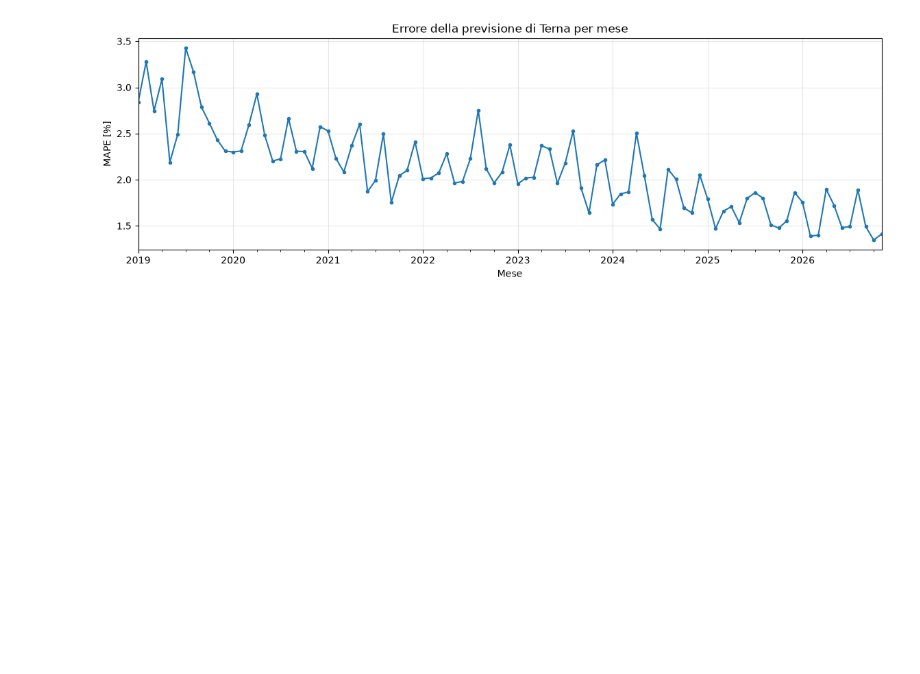
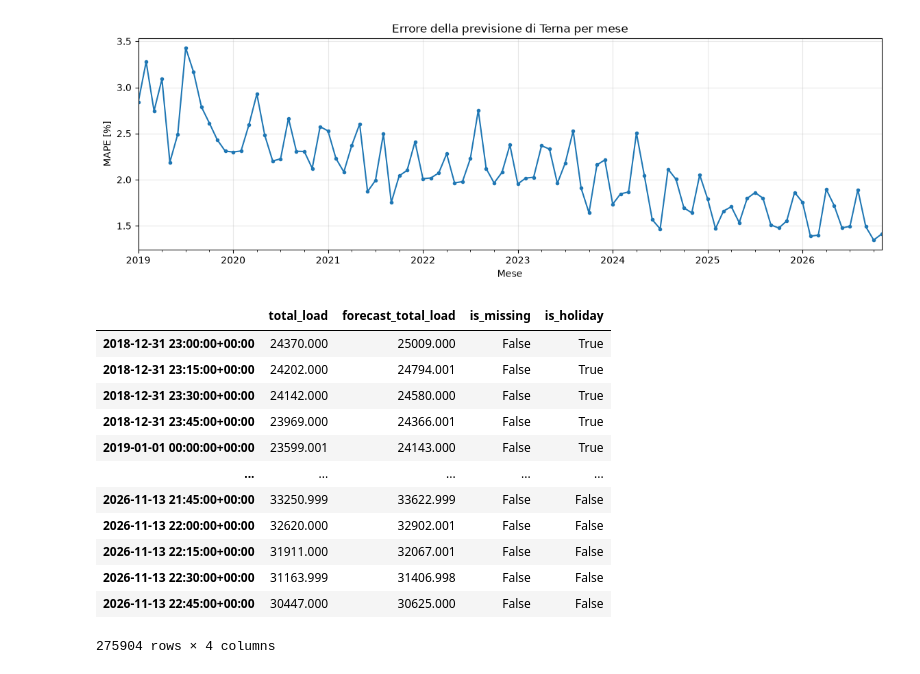
Before and after one commit to Impasse52/power-grid-sentinel, a Jupyter notebook: eda_terna_load.ipynb, the cells around one changed output. Cells and saved outputs as stored; diff of their text form; code cells hidden in the pictures; blank space fills up the shorter version.

```diff
--- a/eda_terna_load.ipynb
+++ b/eda_terna_load.ipynb
@@ -68,7 +68,7 @@ Note sui gap:
 - **2023-12-31 22:45:00+00:00 - 2024-01-01 23:00:00+00:00**: il Capodanno del 2024 è assente dal dataset;
 - **2026-01-13 22:45:00+00:00 - 2026-01-15 23:00:00+00:00**: 14-15 Gen sono completamente assenti dal dataset.
 # %%
-df = df.reindex(pd.date_range(df.iloc[0].name, df.iloc[-1].name, freq="15min"))
+df = df.reindex(pd.date_range(df.index.min(), df.index.max(), freq="15min"))
 
 df
 # %% [output]
@@ -276,3 +276,28 @@ ax.set_title("Errore della previsione di Terna per mese")
 ax.grid(alpha=0.3)
 # %% [output]
 [figure]
+# %%
+import holidays
+
+it_holidays = holidays.country_holidays("IT", years=range(2019, 2027))
+
+local_date = pd.Series(df.index.tz_convert("Europe/Rome").date, index=df.index)
+
+is_hol = {d: d in it_holidays for d in local_date.unique()}
+df["is_holiday"] = local_date.map(is_hol)
+
+df
+# %% [output]
+|  | total_load | forecast_total_load | is_missing | is_holiday |
+| 2018-12-31 23:00:00+00:00 | 24370.000 | 25009.000 | False | True |
+| 2018-12-31 23:15:00+00:00 | 24202.000 | 24794.001 | False | True |
+| 2018-12-31 23:30:00+00:00 | 24142.000 | 24580.000 | False | True |
+| 2018-12-31 23:45:00+00:00 | 23969.000 | 24366.001 | False | True |
+| 2019-01-01 00:00:00+00:00 | 23599.001 | 24143.000 | False | True |
+| ... | ... | ... | ... | ... |
+| 2026-11-13 21:45:00+00:00 | 33250.999 | 33622.999 | False | False |
+| 2026-11-13 22:00:00+00:00 | 32620.000 | 32902.001 | False | False |
+| 2026-11-13 22:15:00+00:00 | 31911.000 | 32067.001 | False | False |
+| 2026-11-13 22:30:00+00:00 | 31163.999 | 31406.998 | False | False |
+| 2026-11-13 22:45:00+00:00 | 30447.000 | 30625.000 | False | False |
+275904 rows × 4 columns
```
Also changed, not shown: parts of 1 cell of this notebook, 8 other files.
